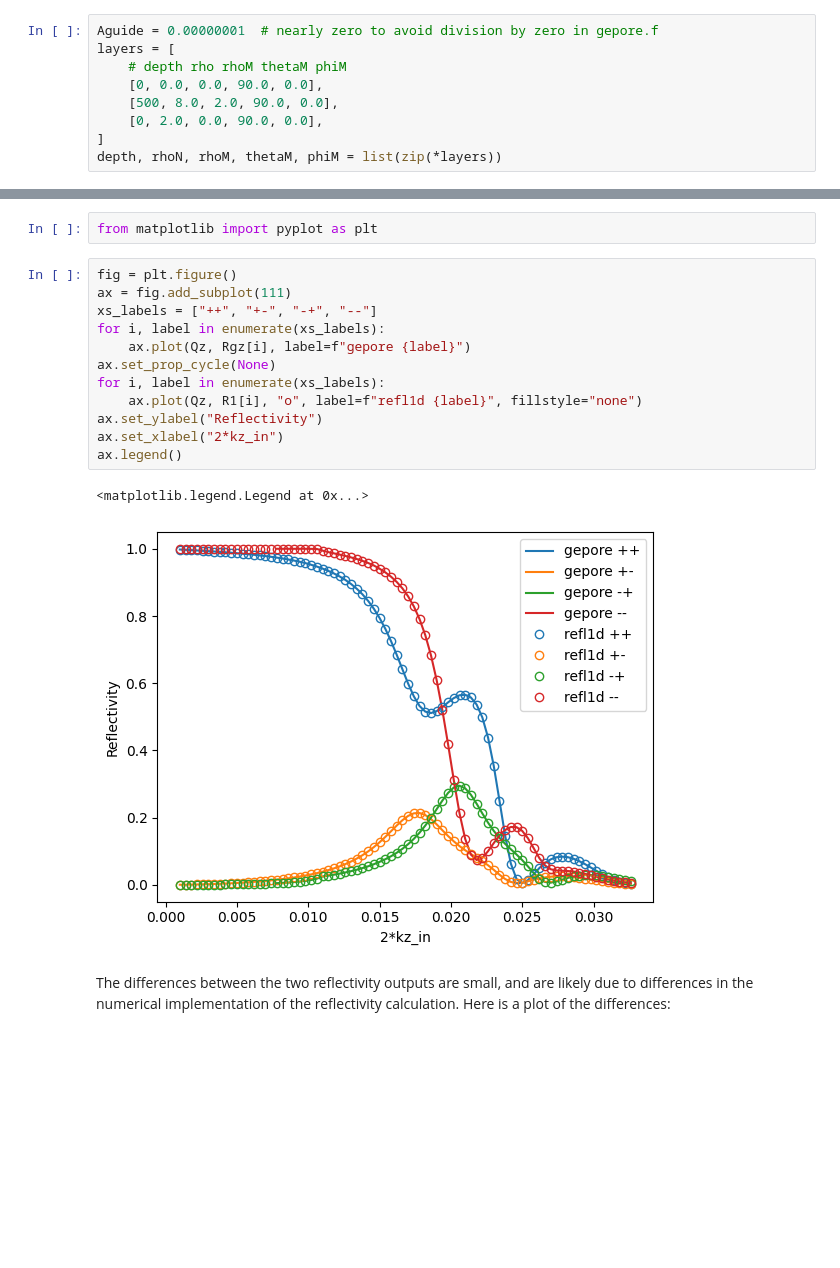
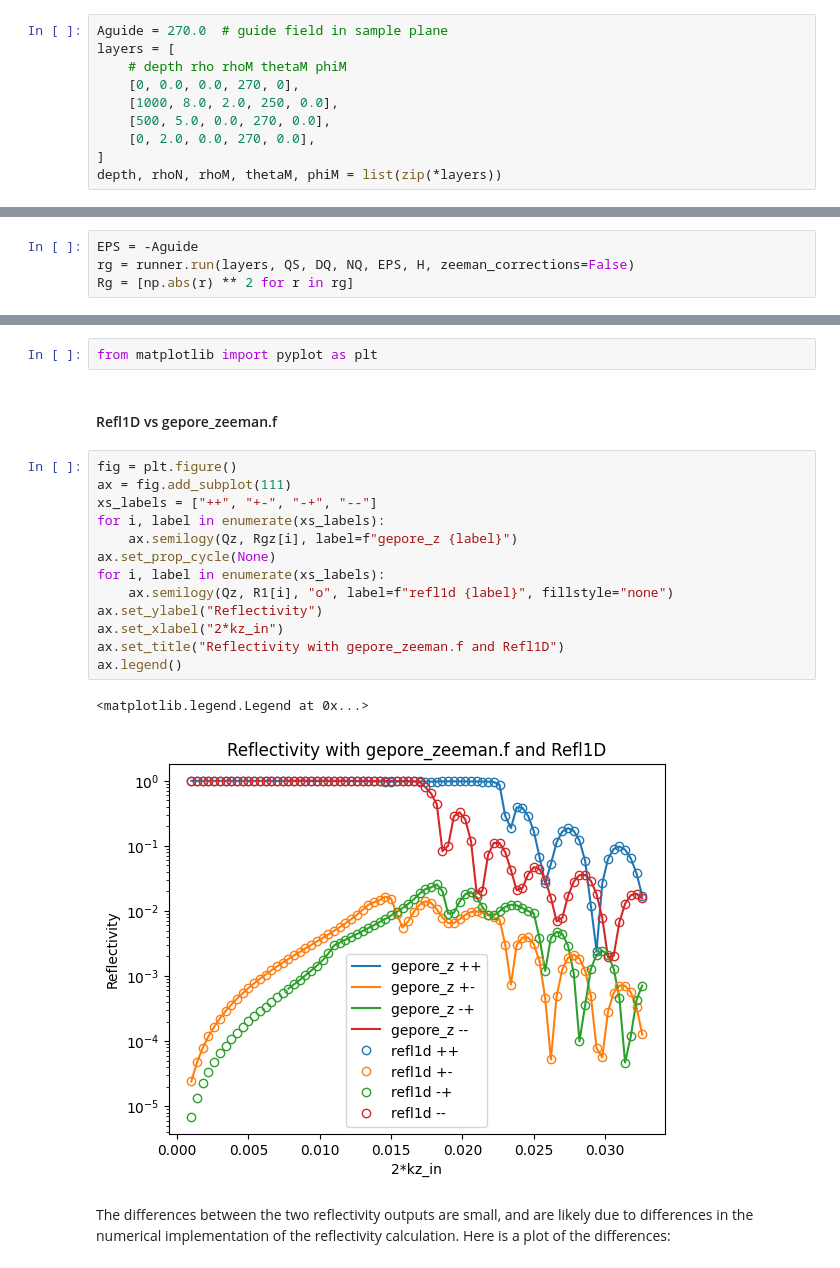
Before and after one commit to reflectometry/refl1d, a Jupyter notebook: doc/notebooks/gepore_sf.ipynb, the cells around one changed output, grey strips where cells are left out. Saved outputs shown, nothing was run; the diff lists cells and outputs as text; blank space fills up the shorter version.

```diff
--- a/doc/notebooks/gepore_sf.ipynb
+++ b/doc/notebooks/gepore_sf.ipynb
@@ -36,10 +42,11 @@ Qz = np.arange(NQ) * DQ + QS
 # %%
-Aguide = 0.00000001  # nearly zero to avoid division by zero in gepore.f
+Aguide = 270.0  # guide field in sample plane
 layers = [
     # depth rho rhoM thetaM phiM
-    [0, 0.0, 0.0, 90.0, 0.0],
-    [500, 8.0, 2.0, 90.0, 0.0],
-    [0, 2.0, 0.0, 90.0, 0.0],
+    [0, 0.0, 0.0, 270, 0],
+    [1000, 8.0, 2.0, 250, 0.0],
+    [500, 5.0, 0.0, 270, 0.0],
+    [0, 2.0, 0.0, 270, 0.0],
 ]
 depth, rhoN, rhoM, thetaM, phiM = list(zip(*layers))
 # %% [markdown]
@@ -53,3 +60,7 @@ The reflectivities are returned from `gepore_zeeman.f` in the order
 $(r_g^{++}, r_g^{+-}, r_g^{-+}, r_g^{--})$
 
 **NOTE** we use a value of $\text{EPS} = -\text{Aguide}$
+# %%
+EPS = -Aguide
+rg = runner.run(layers, QS, DQ, NQ, EPS, H, zeeman_corrections=False)
+Rg = [np.abs(r) ** 2 for r in rg]
@@ -71,21 +84,24 @@ R1 = np.abs(r1[::-1]) ** 2
 ### Plots
 # %%
 from matplotlib import pyplot as plt
+# %% [markdown]
+#### Refl1D vs gepore_zeeman.f
 # %%
 fig = plt.figure()
 ax = fig.add_subplot(111)
 xs_labels = ["++", "+-", "-+", "--"]
 for i, label in enumerate(xs_labels):
-    ax.plot(Qz, Rgz[i], label=f"gepore {label}")
+    ax.semilogy(Qz, Rgz[i], label=f"gepore_z {label}")
 ax.set_prop_cycle(None)
 for i, label in enumerate(xs_labels):
-    ax.plot(Qz, R1[i], "o", label=f"refl1d {label}", fillstyle="none")
+    ax.semilogy(Qz, R1[i], "o", label=f"refl1d {label}", fillstyle="none")
 ax.set_ylabel("Reflectivity")
 ax.set_xlabel("2*kz_in")
+ax.set_title("Reflectivity with gepore_zeeman.f and Refl1D")
 ax.legend()
 # %% [output]
 <matplotlib.legend.Legend at 0x...>
-[figure, old version]
+[figure, new version]
 # %% [markdown]
 
 The differences between the two reflectivity outputs are small, and are
```
Also changed, not shown: parts of 16 cells of this notebook.
